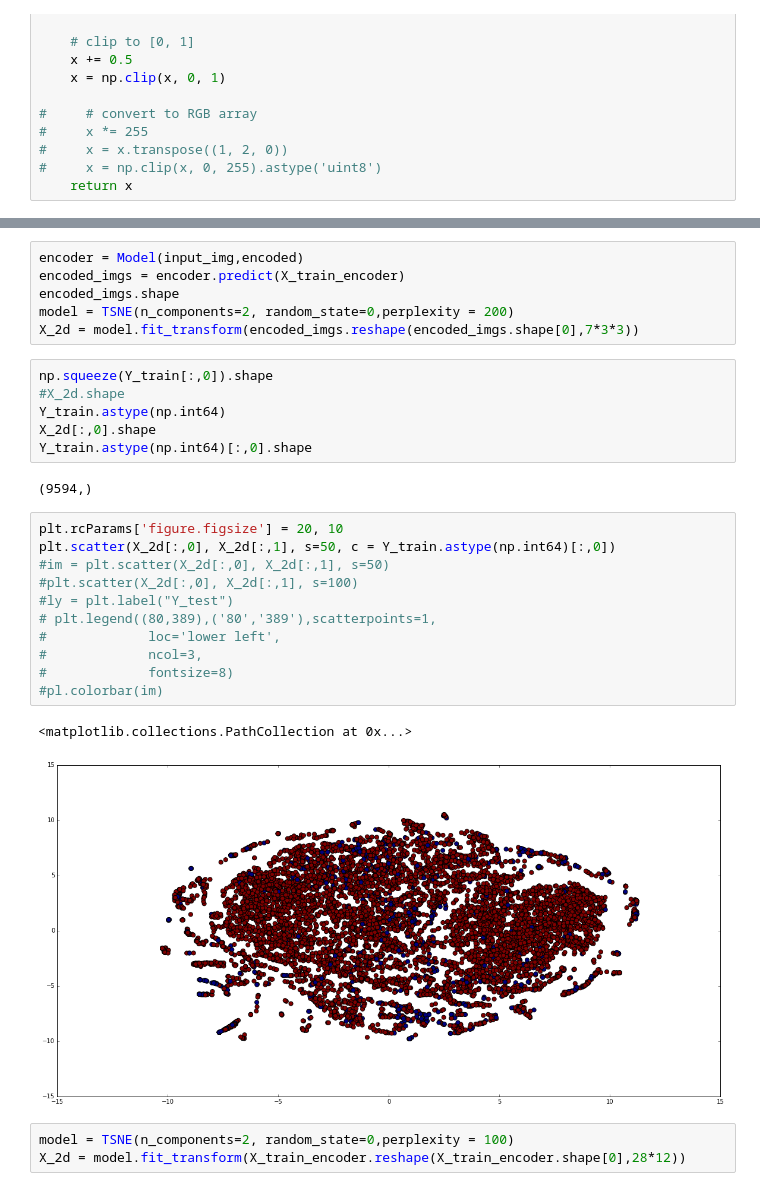
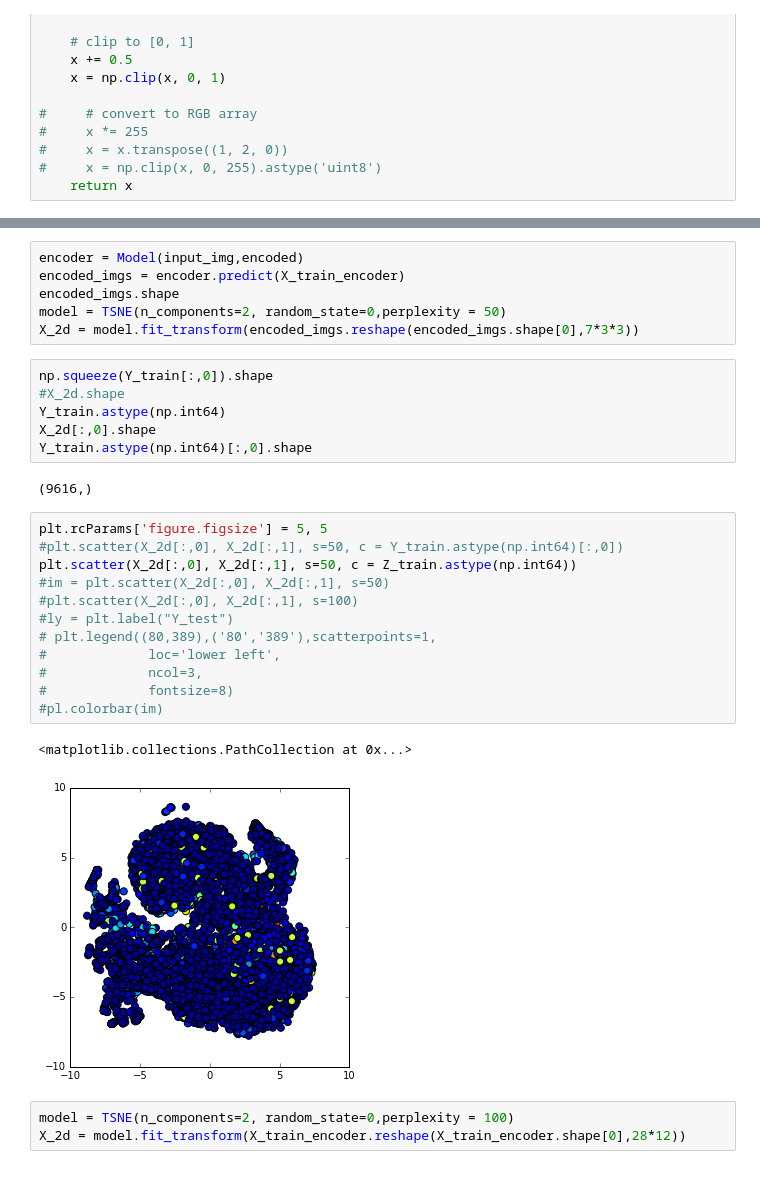
Before and after one commit to CyrilleDS/Business-Deep-Learning, a Jupyter notebook: Convolutional Network for Churn.ipynb, the cells around one changed output, grey strips where cells are left out. Cells and saved outputs as stored; diff of their text form.

```diff
--- a/Convolutional Network for Churn.ipynb
+++ b/Convolutional Network for Churn.ipynb
@@ -478,7 +461,7 @@ pl.imshow(make_mosaic(C1, 1, 1), interpolation='nearest',cmap=None)
 encoder = Model(input_img,encoded)
 encoded_imgs = encoder.predict(X_train_encoder)
 encoded_imgs.shape
-model = TSNE(n_components=2, random_state=0,perplexity = 200)
+model = TSNE(n_components=2, random_state=0,perplexity = 50)
 X_2d = model.fit_transform(encoded_imgs.reshape(encoded_imgs.shape[0],7*3*3))
 # %%
 np.squeeze(Y_train[:,0]).shape
@@ -487,21 +470,22 @@ Y_train.astype(np.int64)
 X_2d[:,0].shape
 Y_train.astype(np.int64)[:,0].shape
 # %% [output]
-(9594,)
+(9616,)
 # %%
-plt.rcParams['figure.figsize'] = 20, 10
-plt.scatter(X_2d[:,0], X_2d[:,1], s=50, c = Y_train.astype(np.int64)[:,0])
+plt.rcParams['figure.figsize'] = 5, 5
+#plt.scatter(X_2d[:,0], X_2d[:,1], s=50, c = Y_train.astype(np.int64)[:,0])
+plt.scatter(X_2d[:,0], X_2d[:,1], s=50, c = Z_train.astype(np.int64))
 #im = plt.scatter(X_2d[:,0], X_2d[:,1], s=50)
 #plt.scatter(X_2d[:,0], X_2d[:,1], s=100)
 #ly = plt.label("Y_test")
 # plt.legend((80,389),('80','389'),scatterpoints=1,
 #             loc='lower left',
 #             ncol=3,
 #             fontsize=8)
 #pl.colorbar(im)
 # %% [output]
 <matplotlib.collections.PathCollection at 0x...>
-[figure, old version]
+[figure, new version]
 # %%
 model = TSNE(n_components=2, random_state=0,perplexity = 100)
 X_2d = model.fit_transform(X_train_encoder.reshape(X_train_encoder.shape[0],28*12))
```
Also changed, not shown: parts of 18 cells of this notebook.
